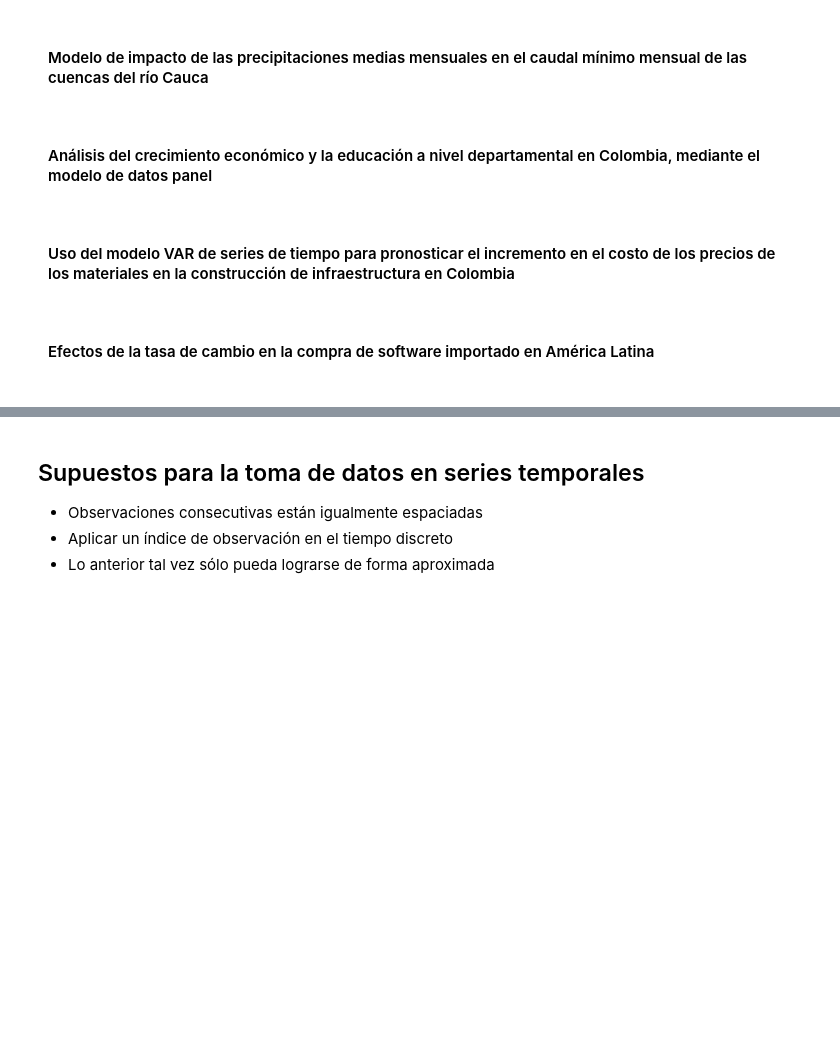
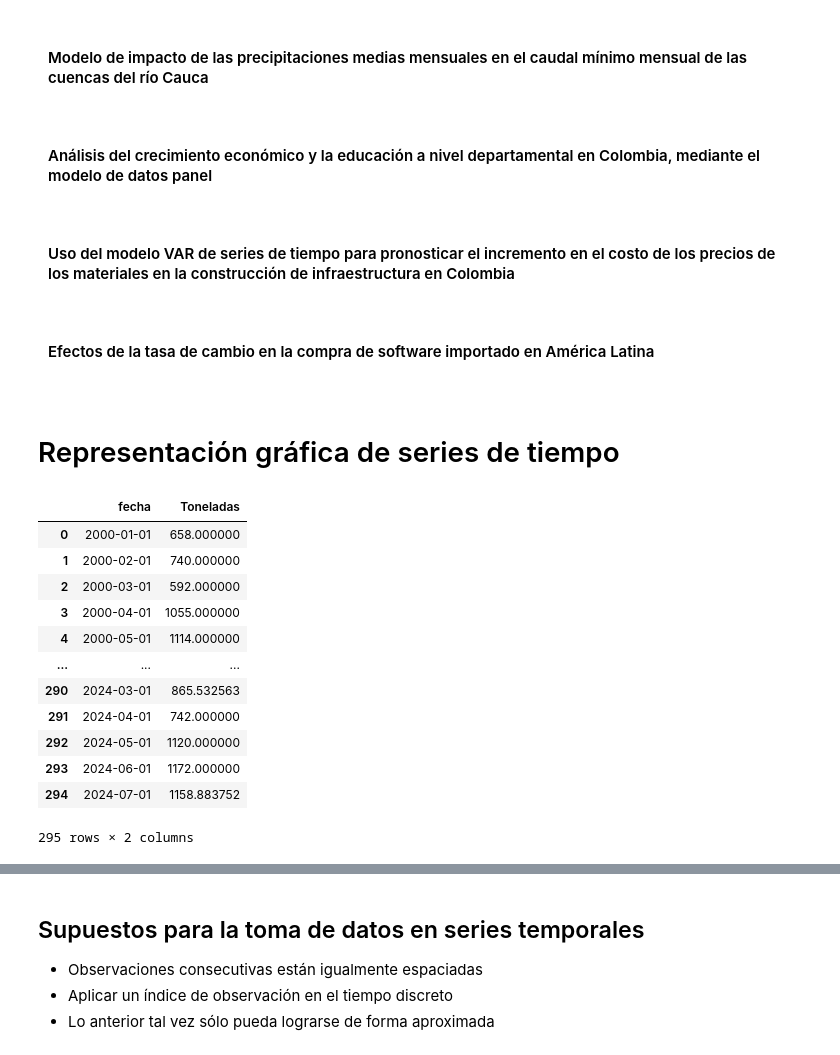
Before and after one commit to Wilsonsr/Series-de-Tiempo, a Jupyter notebook: Cuadernos Python/1_Introduccion.ipynb, the cells around one changed output, grey strips where cells are left out. Saved outputs shown, nothing was run; the diff lists cells and outputs as text; code cells hidden in the pictures; blank space fills up the shorter version.

```diff
--- a/Cuadernos Python/1_Introduccion.ipynb
+++ b/Cuadernos Python/1_Introduccion.ipynb
@@ -193,3 +207,23 @@ durante una serie de años.
 </div>
 
 </div>
+# %% [markdown]
+# Representación gráfica de series de tiempo
+# %%
+import pandas as pd
+cafe=pd.read_excel("https://github.com/Wilsonsr/Series-de-Tiempo/raw/main/Data/cafe.xlsx")
+cafe
+# %% [output]
+|  | fecha | Toneladas |
+| 0 | 2000-01-01 | 658.000000 |
+| 1 | 2000-02-01 | 740.000000 |
+| 2 | 2000-03-01 | 592.000000 |
+| 3 | 2000-04-01 | 1055.000000 |
+| 4 | 2000-05-01 | 1114.000000 |
+| ... | ... | ... |
+| 290 | 2024-03-01 | 865.532563 |
+| 291 | 2024-04-01 | 742.000000 |
+| 292 | 2024-05-01 | 1120.000000 |
+| 293 | 2024-06-01 | 1172.000000 |
+| 294 | 2024-07-01 | 1158.883752 |
+295 rows × 2 columns
```
Also changed, not shown: parts of 8 cells of this notebook.
